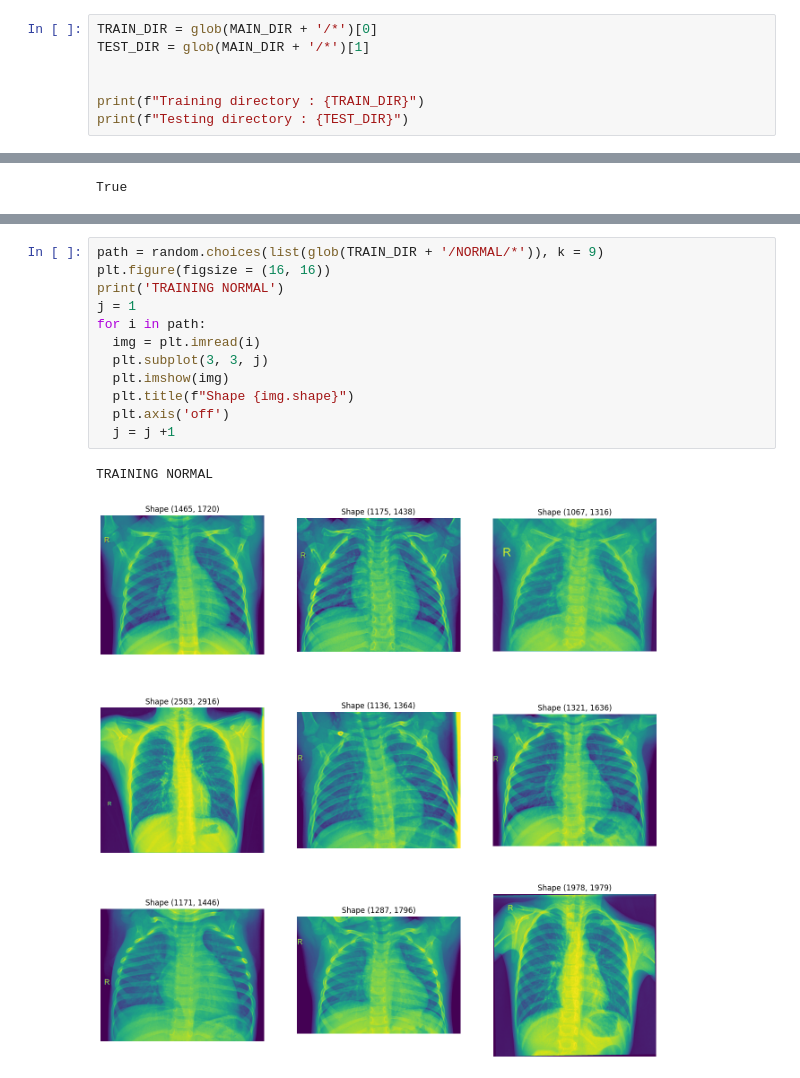
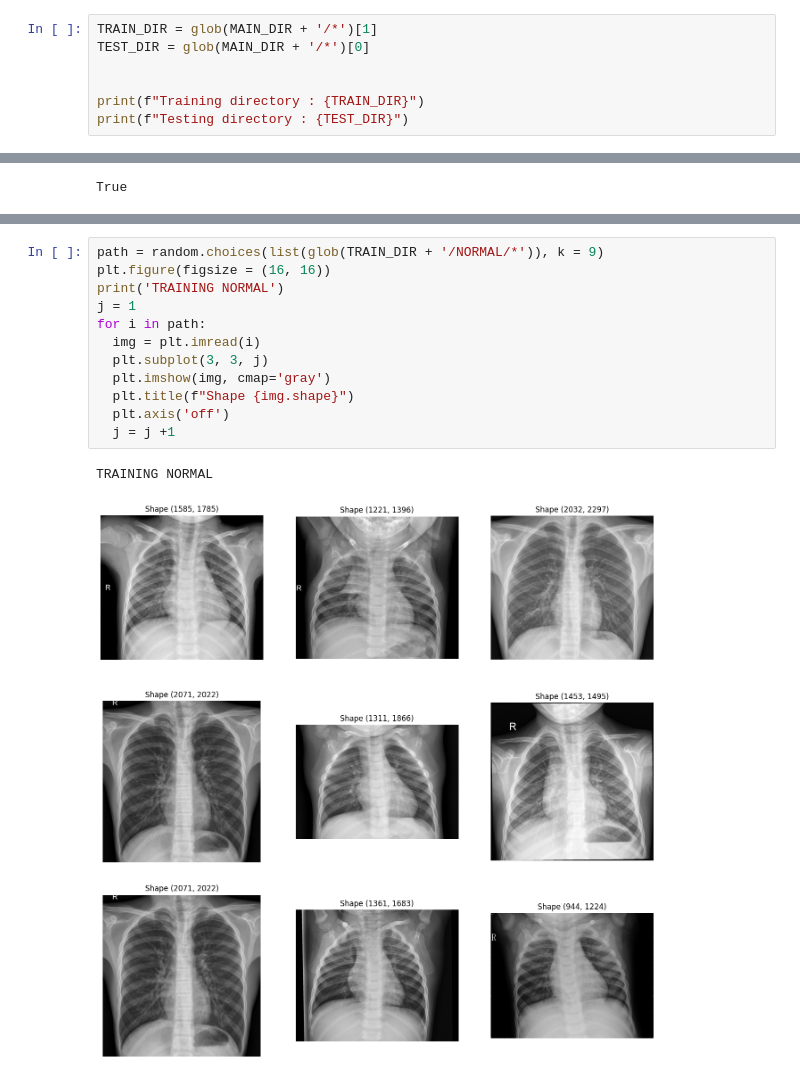
Before and after one commit to pinilDissanayaka/Pneumonia-Detection-using-Deep-Learning, a Jupyter notebook: Pneumonia_Detection.ipynb, the cells around one changed output, grey strips where cells are left out. Cells and saved outputs as stored; diff of their text form.

Commit message:
Image Preprocessing/ Augmentation

```diff
--- a/Pneumonia_Detection.ipynb
+++ b/Pneumonia_Detection.ipynb
@@ -78,6 +78,6 @@ glob(MAIN_DIR + '/*')
 # %%
-TRAIN_DIR = glob(MAIN_DIR + '/*')[0]
-TEST_DIR = glob(MAIN_DIR + '/*')[1]
+TRAIN_DIR = glob(MAIN_DIR + '/*')[1]
+TEST_DIR = glob(MAIN_DIR + '/*')[0]
 
 
 print(f"Training directory : {TRAIN_DIR}")
@@ -116,18 +116,18 @@ for i in glob(MAIN_DIR + '/*'):
 # %%
 path = random.choices(list(glob(TRAIN_DIR + '/NORMAL/*')), k = 9)
 plt.figure(figsize = (16, 16))
 print('TRAINING NORMAL')
 j = 1
 for i in path:
   img = plt.imread(i)
   plt.subplot(3, 3, j)
-  plt.imshow(img)
+  plt.imshow(img, cmap='gray')
   plt.title(f"Shape {img.shape}")
   plt.axis('off')
   j = j +1
 # %% [output]
 TRAINING NORMAL
-[figure, old version]
+[figure, new version]
 # %%
 path = random.choices(list(glob(TRAIN_DIR + '/PNEUMONIA/*')), k = 9)
 plt.figure(figsize = (16, 16))
```
Also changed, not shown: parts of 8 cells of this notebook.
